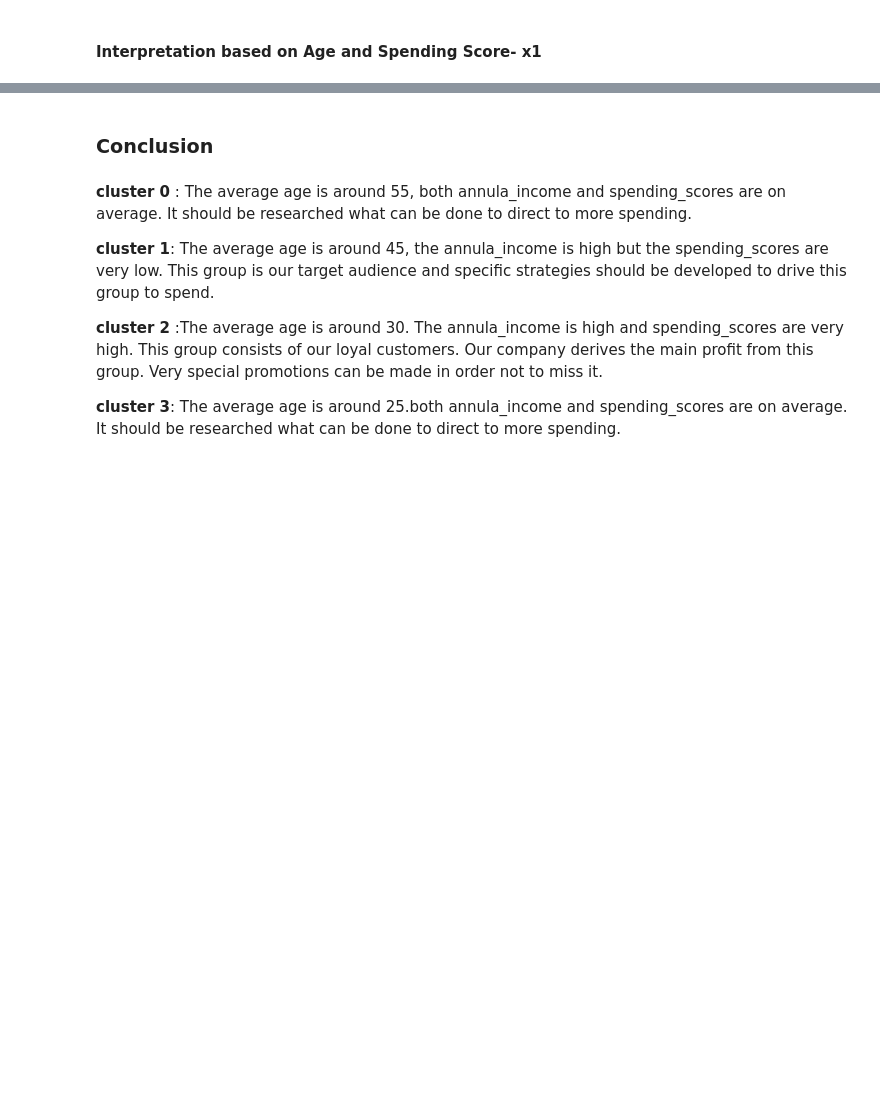
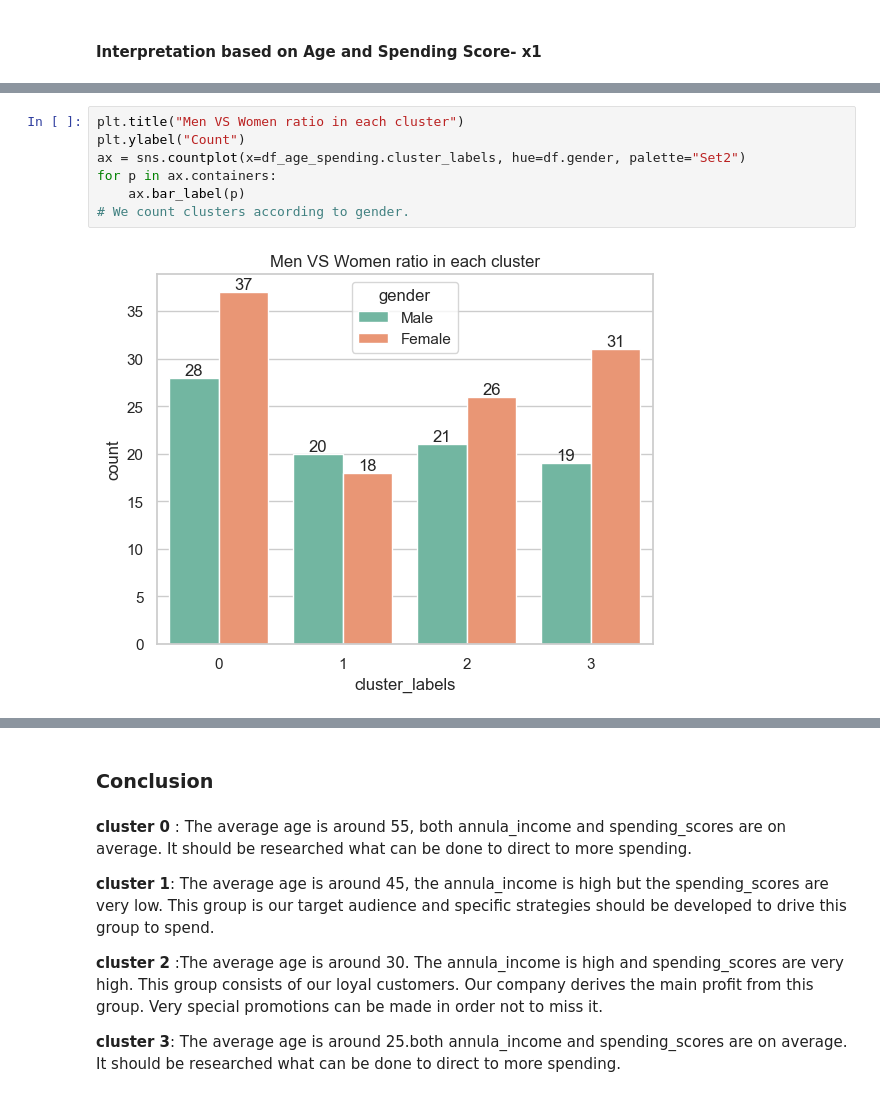
Before and after one commit to rar1977/clarusway-assignments, a Jupyter notebook: ML - Project-3 Customer Segmentation/Clustering_Analysis_Customers_Segmentation_Project_DA5204_RobinAlexanderRiemel.ipynb, the cells around one changed output, grey strips where cells are left out. Saved outputs shown, nothing was run; the diff lists cells and outputs as text; blank space fills up the shorter version.

```diff
--- a/ML - Project-3 Customer Segmentation/Clustering_Analysis_Customers_Segmentation_Project_DA5204_RobinAlexanderRiemel.ipynb
+++ b/ML - Project-3 Customer Segmentation/Clustering_Analysis_Customers_Segmentation_Project_DA5204_RobinAlexanderRiemel.ipynb
@@ -661,0 +666,9 @@ Name: agg_cluster_labels, dtype: int64
+# %%
+plt.title("Men VS Women ratio in each cluster")
+plt.ylabel("Count")
+ax = sns.countplot(x=df_age_spending.cluster_labels, hue=df.gender, palette="Set2")
+for p in ax.containers:
+    ax.bar_label(p)
+# We count clusters according to gender.
+# %% [output]
+[figure, added]
```
Also changed, not shown: parts of 8 cells of this notebook.
